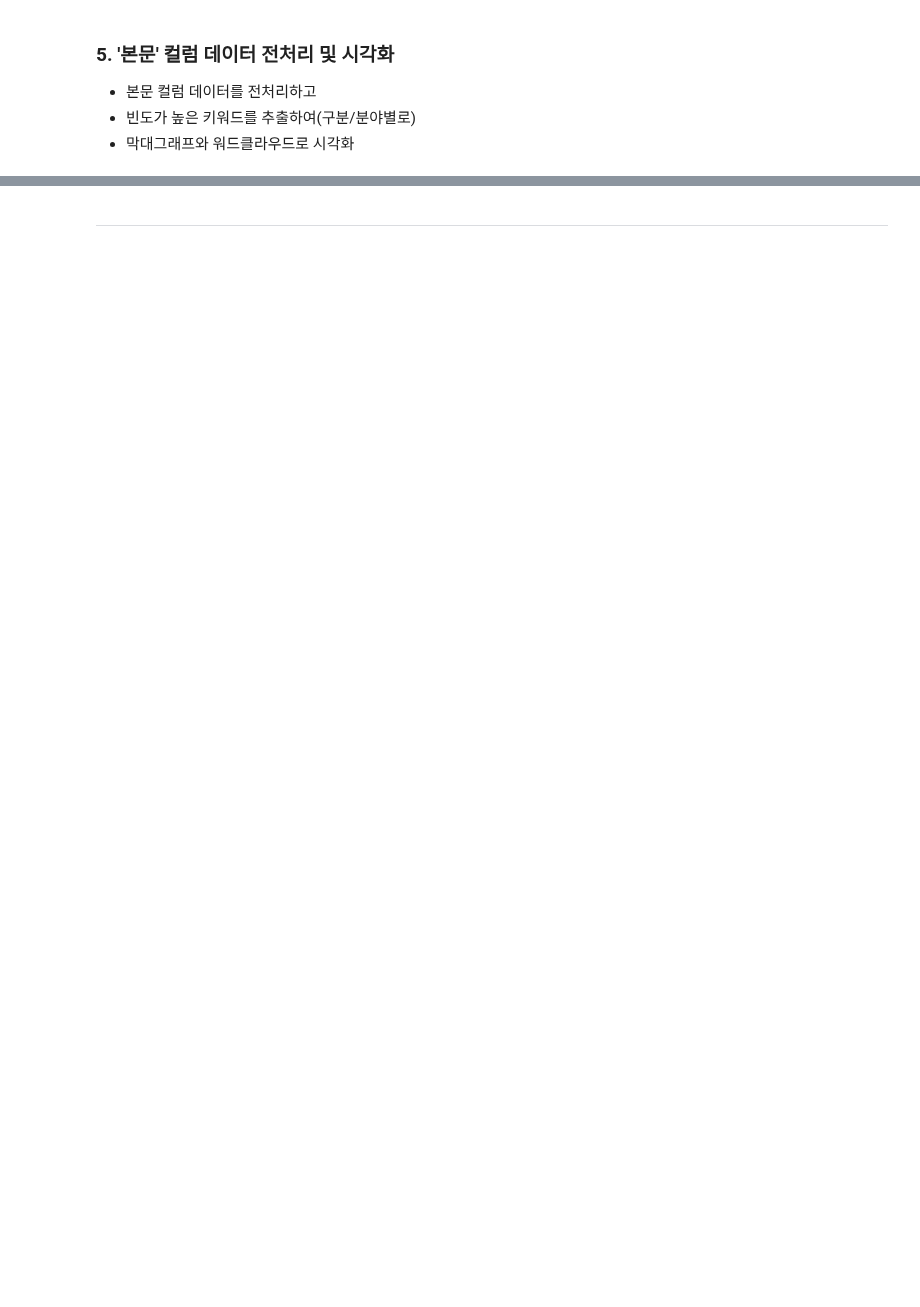
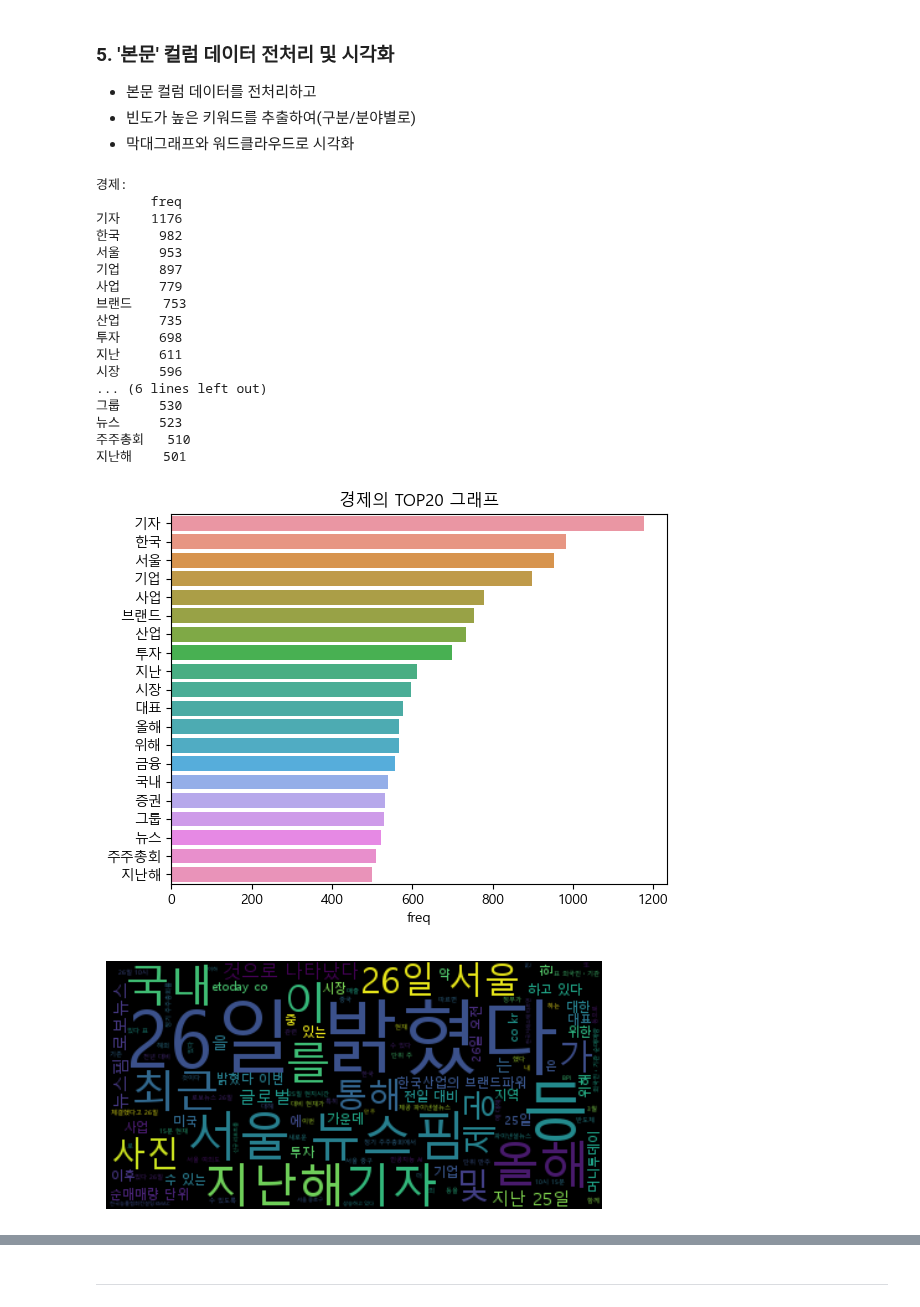
Before and after one commit to rlfgus0821/-HTML-, a Jupyter notebook: 08_text preprocessing/NLP_04_텍스트전처리와시각화02_연습문제.ipynb, the cells around one changed output, grey strips where cells are left out. Cells and saved outputs as stored; diff of their text form; code cells hidden in the pictures; blank space fills up the shorter version.

```diff
--- a/08_text preprocessing/NLP_04_텍스트전처리와시각화02_연습문제.ipynb
+++ b/08_text preprocessing/NLP_04_텍스트전처리와시각화02_연습문제.ipynb
@@ -162,3 +165,4 @@ news_dist('경제',20)
 # %%
+okt = Okt()
 okt.pos(news['제목'][1], stem=True)
 # %% [output]
@@ -177,3 +193,59 @@ print(result)
 - 본문 컬럼 데이터를 전처리하고
 - 빈도가 높은 키워드를 추출하여(구분/분야별로)
 - 막대그래프와 워드클라우드로 시각화
+# %%
+def news_dist(names,column='제목',n=10):
+
+    okt = Okt()
+    stopwords_kr = pd.read_csv('data/한국어 불용어 리스트.csv', encoding='CP949')
+    stopwords_list = stopwords_kr.values.tolist()
+
+    # '구분'으로 그룹화
+    group_news = news.groupby('구분')
+    stop_words = stopwords_list
+
+    for name, data in group_news:
+        if name == names:
+        # 그룹별 제목을 합치기
+            title = ' '.join(data[column])
+            # 단어 토큰화
+            word_tokens = okt.pos(title)
+            # 명사만 추출 / 1글자 이하 제거 / 불용어 제거
+            token_sw = [word for word, tag in word_tokens if len(word)>1 if tag == 'Noun' if word not in stop_words]
+            freq = pd.DataFrame(pd.Series(Counter(token_sw)).sort_values(ascending=False),columns=['freq'])
+            print(f'{name}:\n {freq.head(n)}')
+
+            # 바그래프 시각화
+            data = freq.iloc[:n]
+            sns.barplot(data,x='freq',y=data.index)
+            plt.title(f'{name}의 TOP{n} 그래프')
+            plt.show()
+
+            # 워드 클라우드 시각화
+            font_path = 'C:/Windows/Fonts/malgun.ttf'
+            wordcloud=WordCloud(font_path=font_path).generate(title)
+            plt.axis('off')
+            plt.imshow(wordcloud, interpolation='bilinear')
+            plt.show()
+# %%
+news_dist('경제','본문',20)
+# %% [output]
+경제:
+       freq
+기자    1176
+한국     982
+서울     953
+기업     897
+사업     779
+브랜드    753
+산업     735
+투자     698
+지난     611
+시장     596
+... (6 lines left out)
+그룹     530
+뉴스     523
+주주총회   510
+지난해    501
+[figure, added]
+[figure, added]
```
Also changed, not shown: parts of 4 cells of this notebook, 8 other files.
